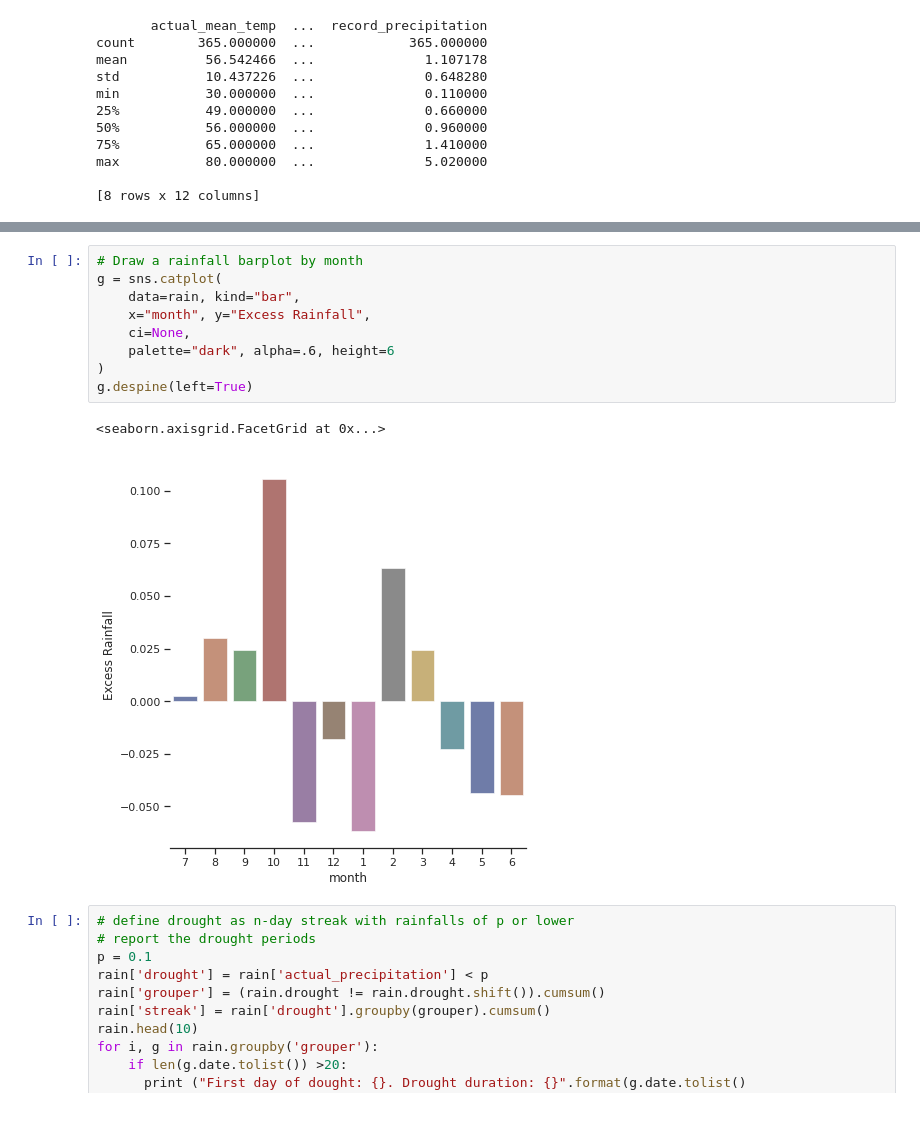
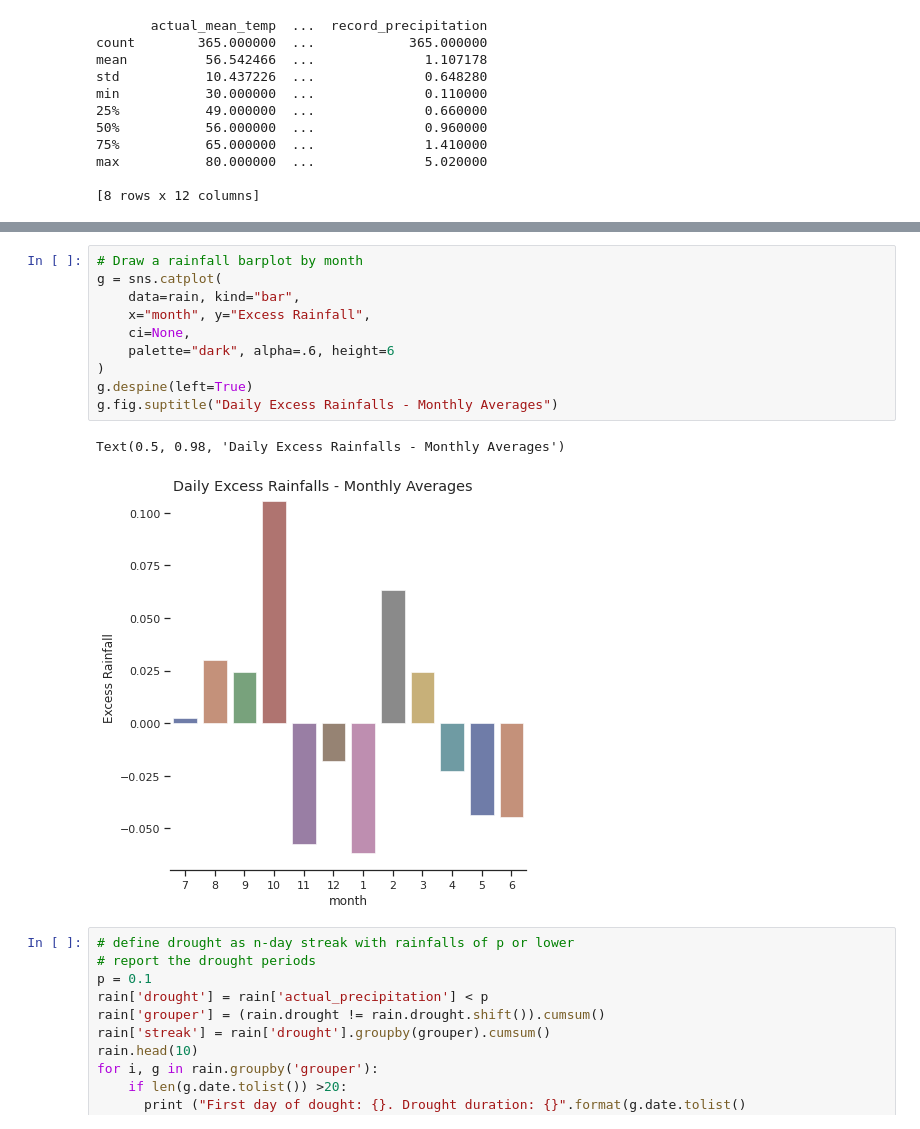
Before and after one commit to nhanle83/Seattle-Rainfalls, a Jupyter notebook: Excess_Rainfall_in_Seattle_2014_2015.ipynb, the cells around one changed output, grey strips where cells are left out. Drawn from its saved outputs; the diff is of its cells as text.

```diff
--- a/Excess_Rainfall_in_Seattle_2014_2015.ipynb
+++ b/Excess_Rainfall_in_Seattle_2014_2015.ipynb
@@ -77,15 +76,16 @@ sns.despine(offset=10, trim=True)
 # %%
 # Draw a rainfall barplot by month
 g = sns.catplot(
     data=rain, kind="bar",
     x="month", y="Excess Rainfall",
     ci=None,
     palette="dark", alpha=.6, height=6
 )
 g.despine(left=True)
+g.fig.suptitle("Daily Excess Rainfalls - Monthly Averages")
 # %% [output]
-<seaborn.axisgrid.FacetGrid at 0x...>
+Text(0.5, 0.98, 'Daily Excess Rainfalls - Monthly Averages')
-[figure, old version]
+[figure, new version]
 # %%
 # define drought as n-day streak with rainfalls of p or lower
 # report the drought periods
```
Also changed, not shown: parts of 6 cells of this notebook.
